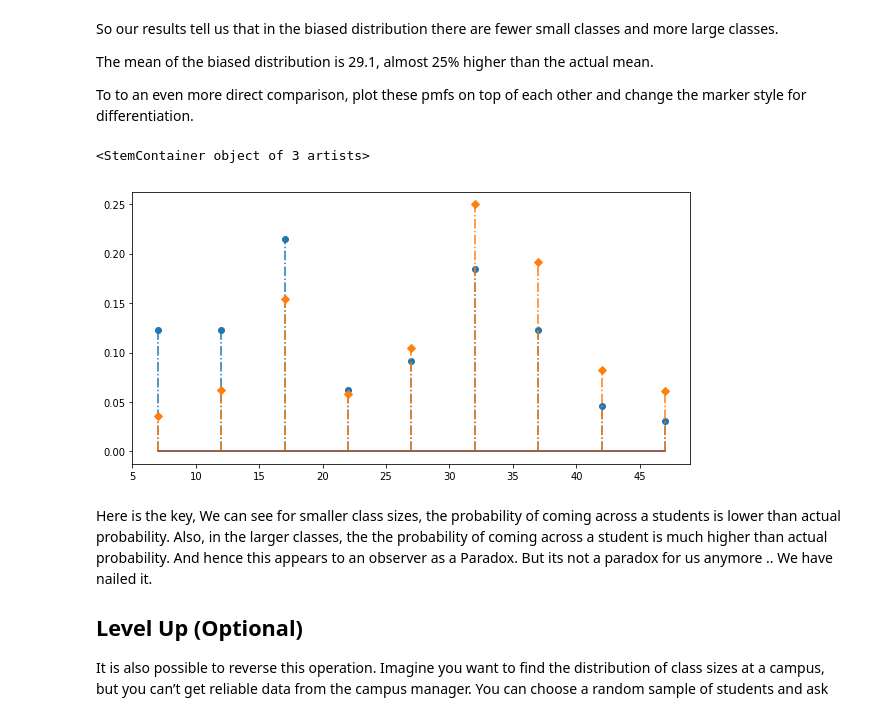
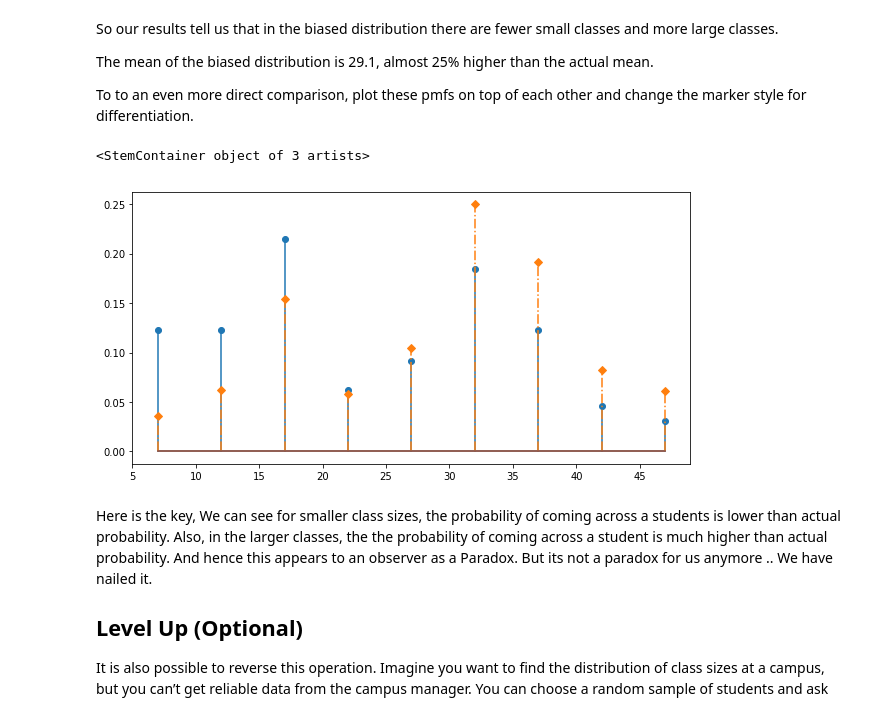
Before and after one commit to georgewillben/dsc-0-09-07-stats-pmf-lab-online-ds-pt-100118, a Jupyter notebook: index.ipynb, the cells around one changed output. Saved outputs shown, nothing was run; the diff lists cells and outputs as text; code cells hidden in the pictures.

```diff
--- a/index.ipynb
+++ b/index.ipynb
@@ -200,11 +200,11 @@ To to an even more direct comparison, plot these pmfs on top of each other and c
 # %%
 # Plot pmfs overlapping
 fig = plt.figure(figsize=(10,5))
-plt.stem(sizes,pmf, linefmt = 'C0-.',  markerfmt='C0o',  basefmt='C5', label='Actual')
+plt.stem(sizes,pmf, linefmt = 'C0-',  markerfmt='C0o',  basefmt='C5', label='Actual')
 plt.stem(sizes, pmf2, linefmt = 'C1-.',  markerfmt='C1D',  basefmt='C5', label='Observed')
 # %% [output]
 <StemContainer object of 3 artists>
-[figure, old version]
+[figure, new version]
 # %% [markdown]
 Here is the key, We can see for smaller class sizes, the probability of coming across a students is lower than actual probability. Also, in the larger classes, the the probability of coming across a student is much higher than actual probability. And hence this appears to an observer as a Paradox. But its not a paradox for us anymore .. We have nailed it.
 
```
